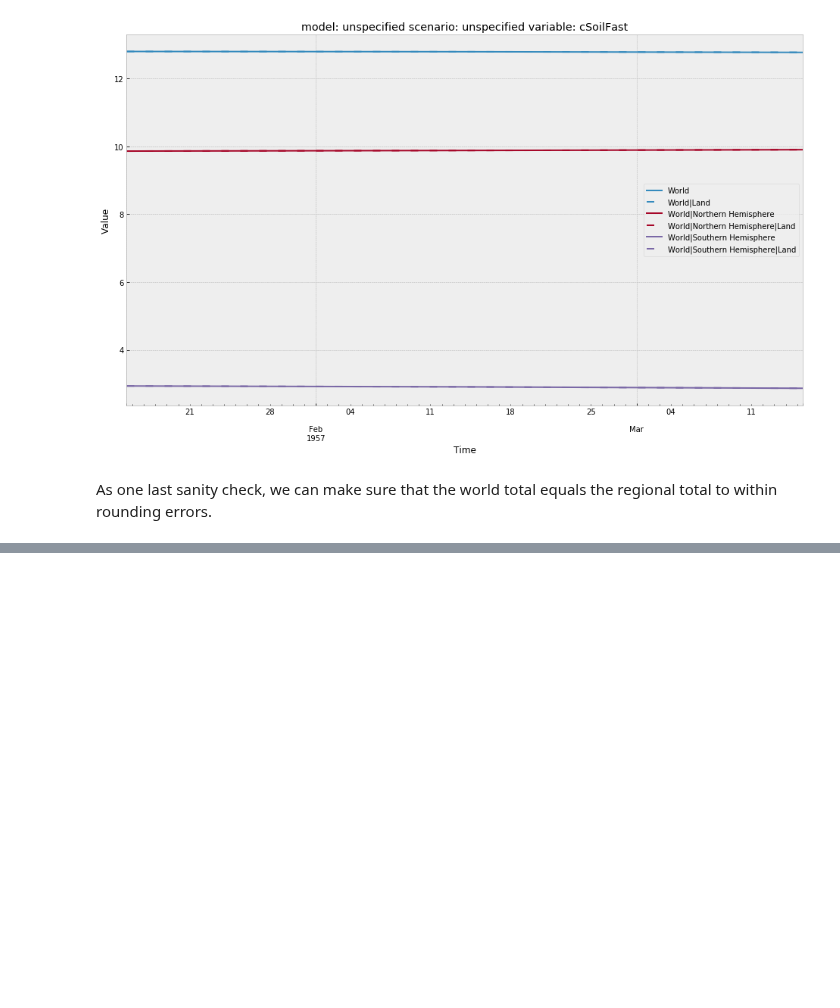
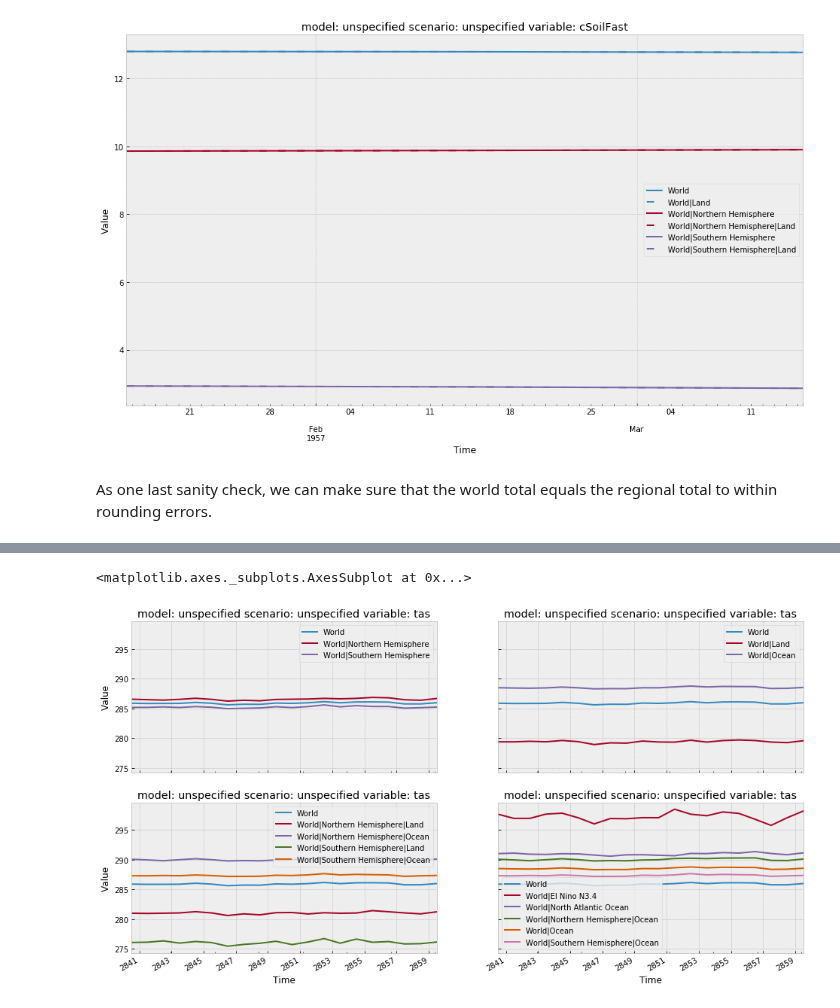
Before and after one commit to znicholls/netcdf-scm, a Jupyter notebook: notebooks/wranglers.ipynb, the cells around one changed output, grey strips where cells are left out. Saved outputs shown, nothing was run; the diff lists cells and outputs as text; code cells hidden in the pictures; blank space fills up the shorter version.

```diff
--- a/notebooks/wranglers.ipynb
+++ b/notebooks/wranglers.ipynb
@@ -227,0 +274,17 @@ np.testing.assert_allclose(
+# %%
+# NBVAL_IGNORE_OUTPUT
+fig = plt.figure(figsize=(16, 9))
+ax = fig.add_subplot(221)
+wrangled_annual_mean.filter(region=["World", "World|*Hemisphere"]).line_plot(color="region", ax=ax)
+
+ax = fig.add_subplot(222, sharey=ax, sharex=ax)
+wrangled_annual_mean.filter(region=["World", "World|Land", "World|Ocean"]).line_plot(color="region", ax=ax)
+
+ax = fig.add_subplot(223, sharey=ax, sharex=ax)
+wrangled_annual_mean.filter(region=["World", "World|*Hemis*|*"]).line_plot(color="region", ax=ax)
+
+ax = fig.add_subplot(224, sharey=ax, sharex=ax)
+wrangled_annual_mean.filter(region=["World", "World|*El*", "World|*Ocean*"]).line_plot(color="region", ax=ax)
+# %% [output]
+<matplotlib.axes._subplots.AxesSubplot at 0x...>
+[figure, added]
```
Also changed, not shown: parts of 7 cells of this notebook, 1 other file.
